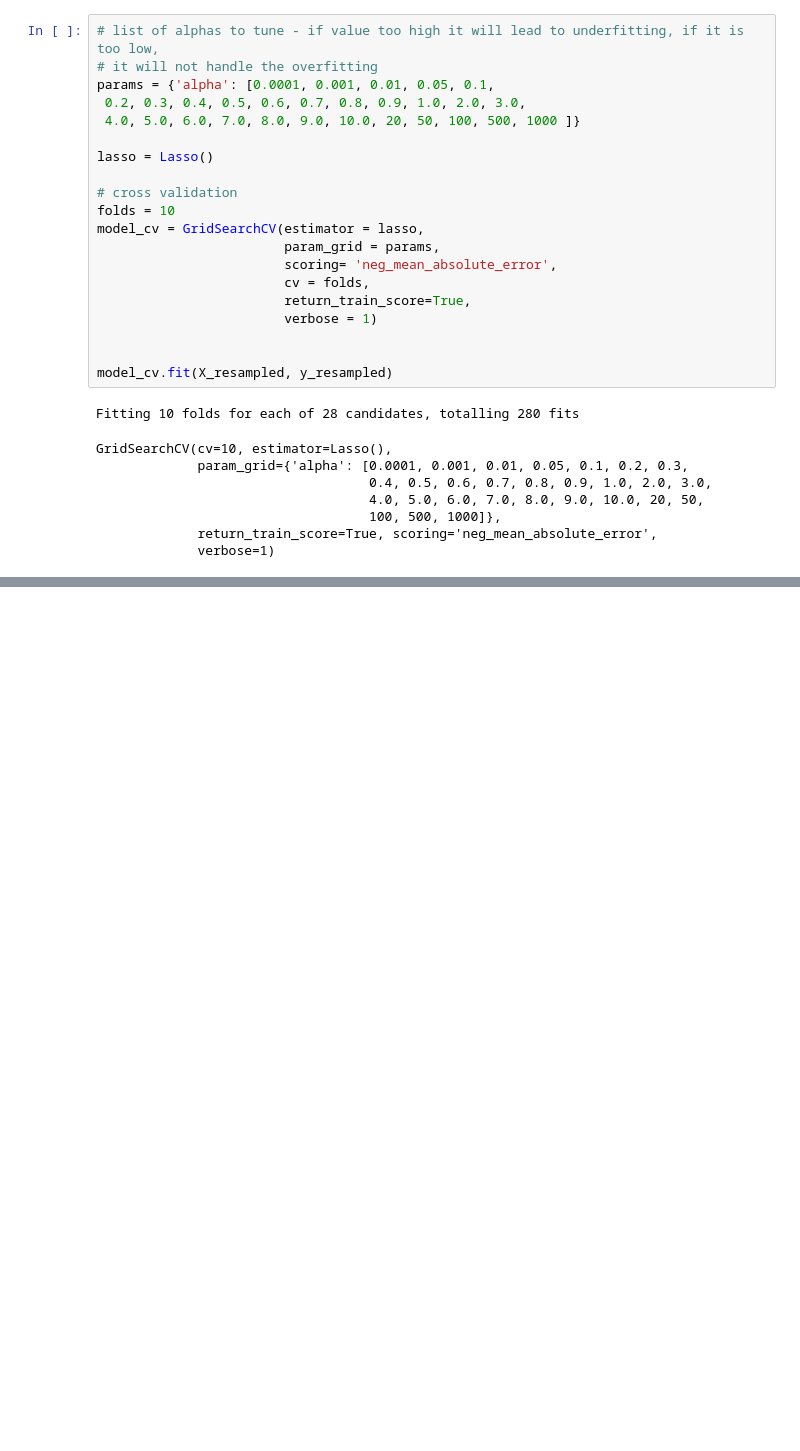
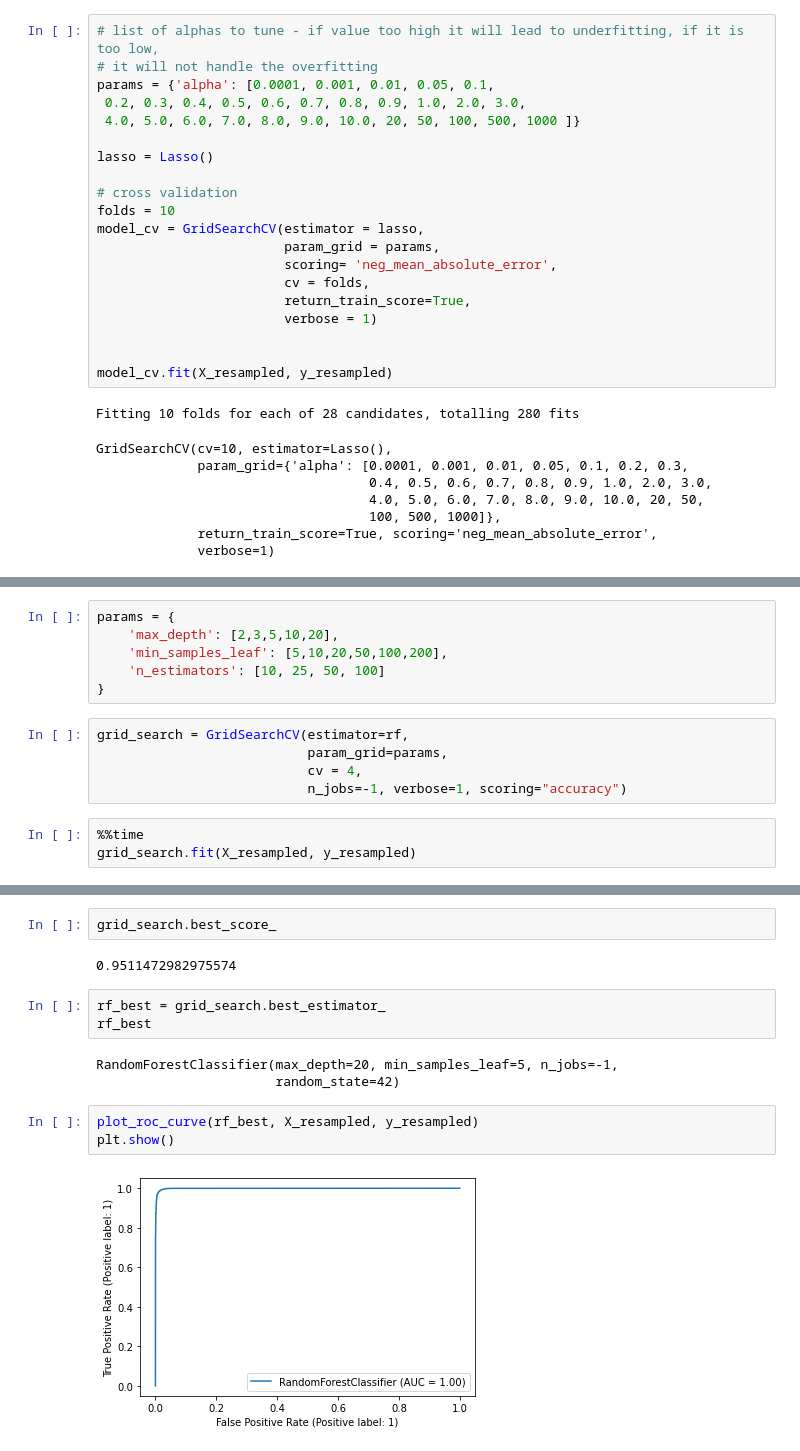
Before and after one commit to kc11381/case_study_telecom_churn_pca_ensemble_models, a Jupyter notebook: telecom_churn_pca_ensemble_models.ipynb, the cells around one changed output, grey strips where cells are left out. Drawn from its saved outputs; the diff is of its cells as text; blank space fills up the shorter version.

Commit message:
RandomForest Done

```diff
--- a/telecom_churn_pca_ensemble_models.ipynb
+++ b/telecom_churn_pca_ensemble_models.ipynb
@@ -1156,0 +1163,14 @@ plt.show()
+# %%
+params = {
+    'max_depth': [2,3,5,10,20],
+    'min_samples_leaf': [5,10,20,50,100,200],
+    'n_estimators': [10, 25, 50, 100]
+}
+# %%
+grid_search = GridSearchCV(estimator=rf,
+                           param_grid=params,
+                           cv = 4,
+                           n_jobs=-1, verbose=1, scoring="accuracy")
+# %%
+%%time
+grid_search.fit(X_resampled, y_resampled)
@@ -1156,0 +1187,15 @@ plt.show()
+# %%
+grid_search.best_score_
+# %% [output]
+0.9511472982975574
+# %%
+rf_best = grid_search.best_estimator_
+rf_best
+# %% [output]
+RandomForestClassifier(max_depth=20, min_samples_leaf=5, n_jobs=-1,
+                       random_state=42)
+# %%
+plot_roc_curve(rf_best, X_resampled, y_resampled)
+plt.show()
+# %% [output]
+[figure, added]
```
Also changed, not shown: parts of 57 cells of this notebook.
